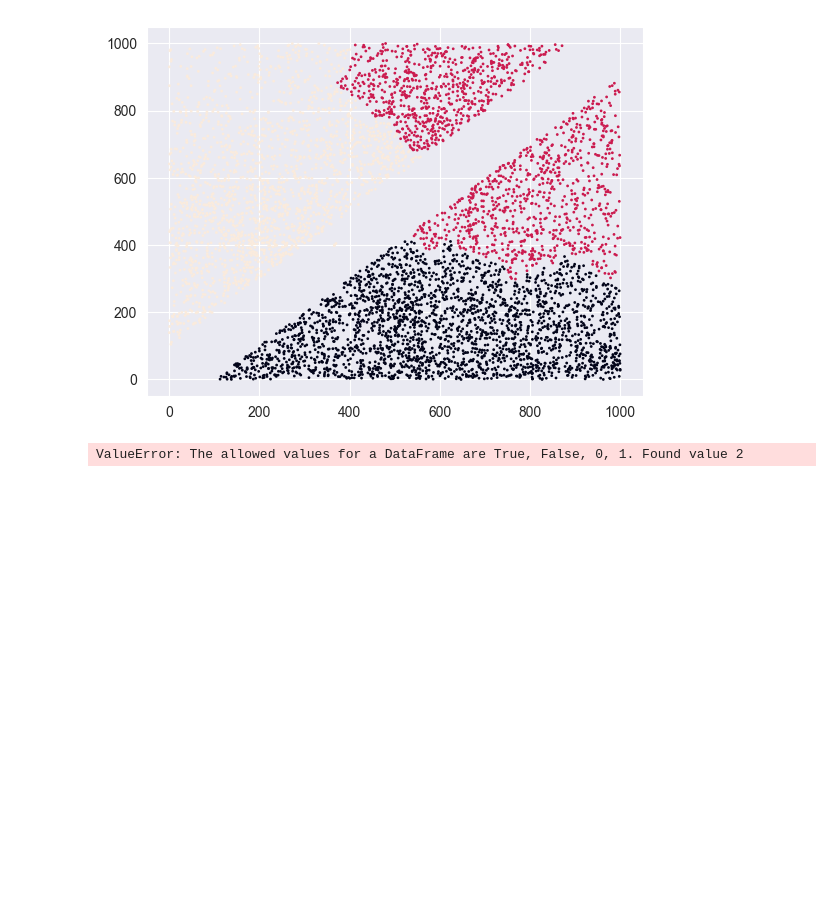
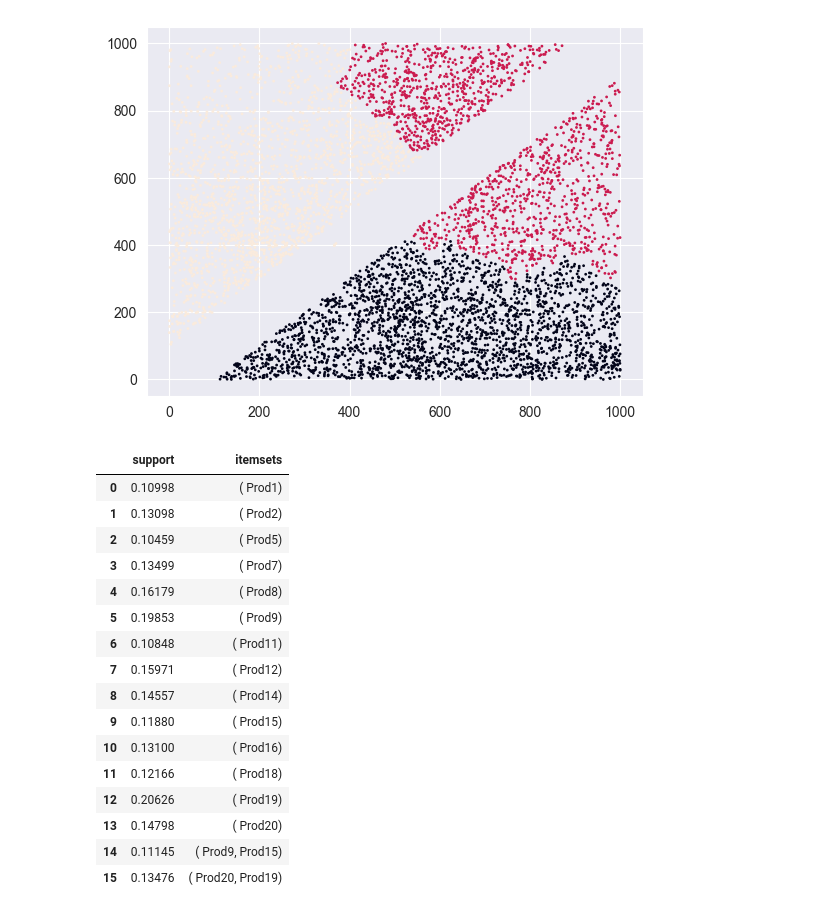
Before and after one commit to SamuliLam/dkko, a Jupyter notebook: clusteringandassociationrulemining.ipynb, the cells around one changed output. Saved outputs shown, nothing was run; the diff lists cells and outputs as text; code cells hidden in the pictures; blank space fills up the shorter version.

Commit message:
added association rules and generated

```diff
--- a/clusteringandassociationrulemining.ipynb
+++ b/clusteringandassociationrulemining.ipynb
@@ -100,17 +100,36 @@ plt.scatter(df_with_clusters['x'], df_with_clusters['y'], c=df_with_clusters['de
 # %%
 import pandas as pd
 from mlxtend.frequent_patterns import apriori, association_rules
 
-df_prod_groups = pd.read_csv('datasets/drone_prod_groups(1).csv', sep=',', dtype=int)
+df = pd.read_csv('datasets/drone_prod_groups(1).csv', sep=',', dtype=int).drop('ID', axis=1)
 
-df_dropped = df_prod_groups.drop(['ID'], axis=1)
+df = df.replace({1: True, 0: False})
+frequent_itemsets = apriori(df, min_support=0.1, use_colnames=True)
+frequent_itemsets
 
-frequent_itemsets = apriori(df_dropped, min_support=0.01, use_colnames=True)
+# generate association rules
 
-rules = association_rules(frequent_itemsets, metric="lift", min_threshold=1.0)
+rules = association_rules(frequent_itemsets, metric='confidence', min_threshold=0.5)
 
+# sort in descending order of confidence
 rules = rules.sort_values(by='confidence', ascending=False)
 
-print(rules.head(10))
+rules
 # %% [output]
-ValueError: The allowed values for a DataFrame are True, False, 0, 1. Found value 2
+|  | support | itemsets |
+| 0 | 0.10998 | ( Prod1) |
+| 1 | 0.13098 | ( Prod2) |
+| 2 | 0.10459 | ( Prod5) |
+| 3 | 0.13499 | ( Prod7) |
+| 4 | 0.16179 | ( Prod8) |
+| 5 | 0.19853 | ( Prod9) |
+| 6 | 0.10848 | ( Prod11) |
+| 7 | 0.15971 | ( Prod12) |
+| 8 | 0.14557 | ( Prod14) |
+| 9 | 0.11880 | ( Prod15) |
+| 10 | 0.13100 | ( Prod16) |
+| 11 | 0.12166 | ( Prod18) |
+| 12 | 0.20626 | ( Prod19) |
+| 13 | 0.14798 | ( Prod20) |
+| 14 | 0.11145 | ( Prod9, Prod15) |
+| 15 | 0.13476 | ( Prod20, Prod19) |
```
Also changed, not shown: parts of 1 cell of this notebook, 1 other file.
